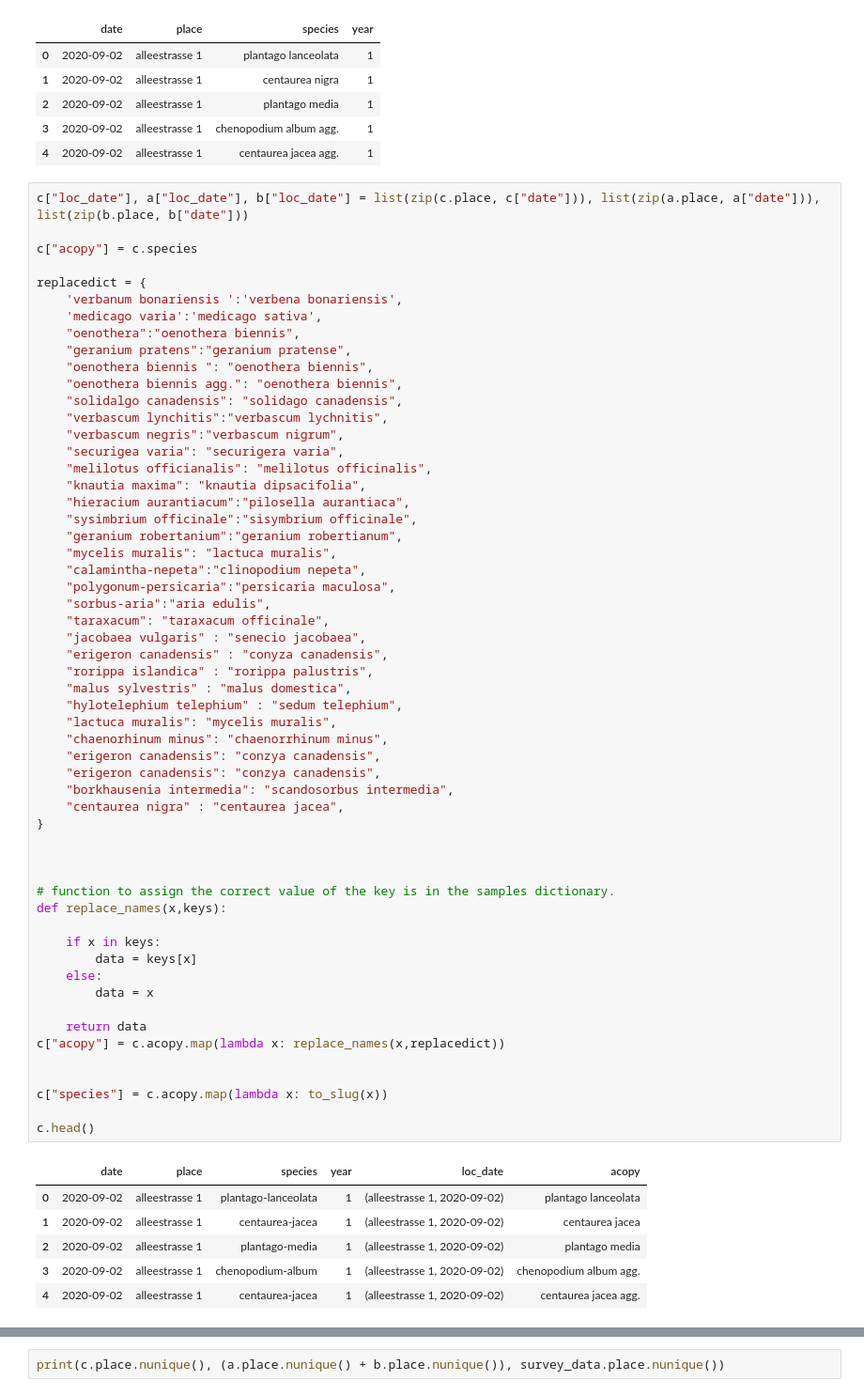
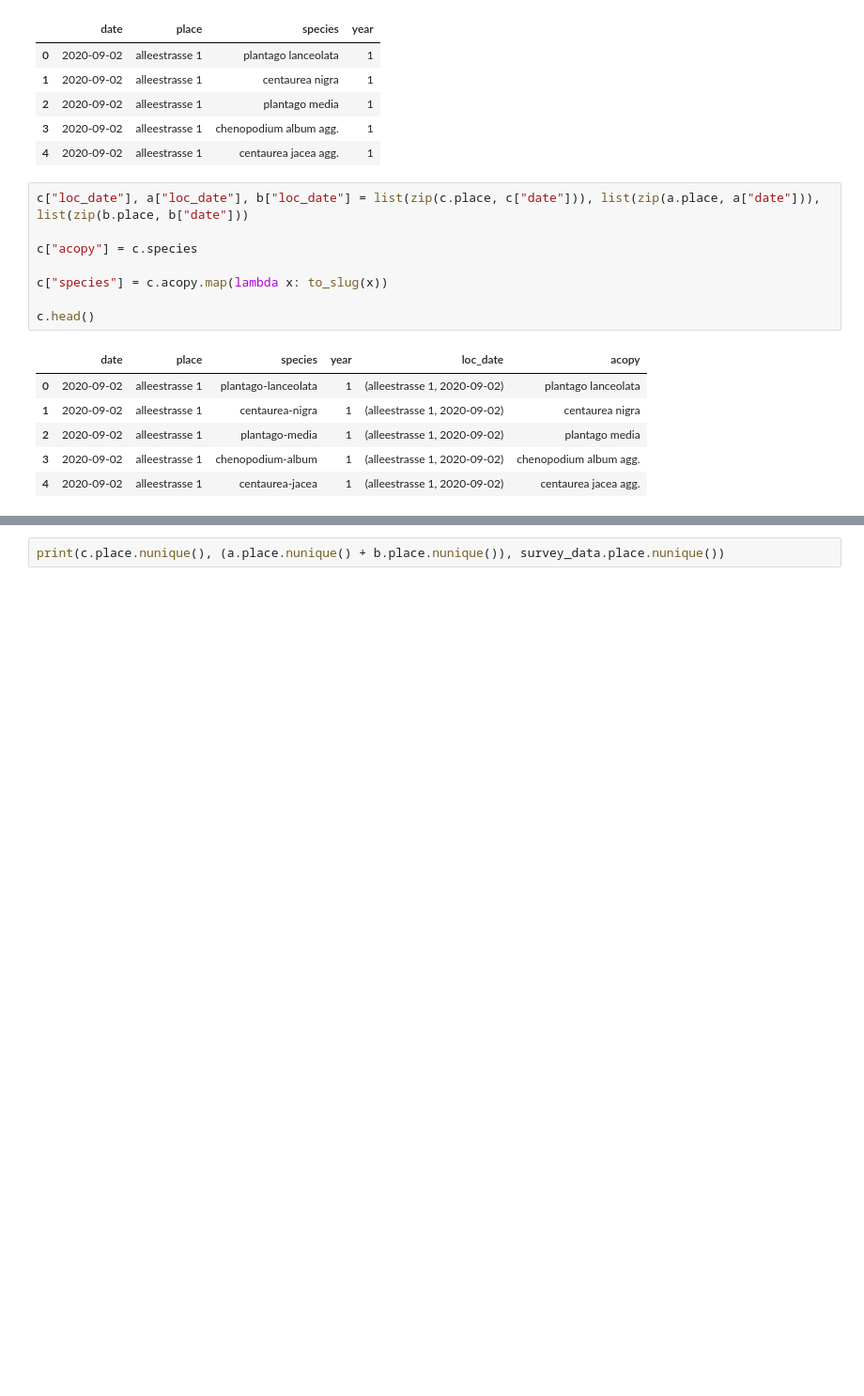
Before and after one commit to thorerismann/flora-buckets, a Jupyter notebook: combined_survey_data.ipynb, the cells around one changed output, grey strips where cells are left out. Shown at 94% size. Drawn from its saved outputs; the diff is of its cells as text; blank space fills up the shorter version.

```diff
--- a/combined_survey_data.ipynb
+++ b/combined_survey_data.ipynb
@@ -141,63 +141,15 @@ c.head()
 # %%
 c["loc_date"], a["loc_date"], b["loc_date"] = list(zip(c.place, c["date"])), list(zip(a.place, a["date"])), list(zip(b.place, b["date"]))
 
 c["acopy"] = c.species
 
-replacedict = {
-    'verbanum bonariensis ':'verbena bonariensis',
-    'medicago varia':'medicago sativa',
-    "oenothera":"oenothera biennis",
-    "geranium pratens":"geranium pratense",
-    "oenothera biennis ": "oenothera biennis",
-    "oenothera biennis agg.": "oenothera biennis",
-    "solidalgo canadensis": "solidago canadensis",
-    "verbascum lynchitis":"verbascum lychnitis",
-    "verbascum negris":"verbascum nigrum",
-    "securigea varia": "securigera varia",
-    "melilotus officianalis": "melilotus officinalis",
-    "knautia maxima": "knautia dipsacifolia",
-    "hieracium aurantiacum":"pilosella aurantiaca",
-    "sysimbrium officinale":"sisymbrium officinale",
-    "geranium robertanium":"geranium robertianum",
-    "mycelis muralis": "lactuca muralis",
-    "calamintha-nepeta":"clinopodium nepeta",
-    "polygonum-persicaria":"persicaria maculosa",
-    "sorbus-aria":"aria edulis",
-    "taraxacum": "taraxacum officinale",
-    "jacobaea vulgaris" : "senecio jacobaea",
-    "erigeron canadensis" : "conyza canadensis",
-    "rorippa islandica" : "rorippa palustris",
-    "malus sylvestris" : "malus domestica",
-    "hylotelephium telephium" : "sedum telephium",
-    "lactuca muralis": "mycelis muralis",
-    "chaenorhinum minus": "chaenorrhinum minus",
-    "erigeron canadensis": "conzya canadensis",
-    "erigeron canadensis": "conzya canadensis",
-    "borkhausenia intermedia": "scandosorbus intermedia",
-    "centaurea nigra" : "centaurea jacea",
-}
-
-
-
-# function to assign the correct value of the key is in the samples dictionary.
-def replace_names(x,keys):
-
-    if x in keys:
-        data = keys[x]
-    else:
-        data = x
-
-    return data
-c["acopy"] = c.acopy.map(lambda x: replace_names(x,replacedict))
-
-
 c["species"] = c.acopy.map(lambda x: to_slug(x))
 
 c.head()
 # %% [output]
 |  | date | place | species | year | loc_date | acopy |
 | 0 | 2020-09-02 | alleestrasse 1 | plantago-lanceolata | 1 | (alleestrasse 1, 2020-09-02) | plantago lanceolata |
-| 1 | 2020-09-02 | alleestrasse 1 | centaurea-jacea | 1 | (alleestrasse 1, 2020-09-02) | centaurea jacea |
+| 1 | 2020-09-02 | alleestrasse 1 | centaurea-nigra | 1 | (alleestrasse 1, 2020-09-02) | centaurea nigra |
 | 2 | 2020-09-02 | alleestrasse 1 | plantago-media | 1 | (alleestrasse 1, 2020-09-02) | plantago media |
 | 3 | 2020-09-02 | alleestrasse 1 | chenopodium-album | 1 | (alleestrasse 1, 2020-09-02) | chenopodium album agg. |
 | 4 | 2020-09-02 | alleestrasse 1 | centaurea-jacea | 1 | (alleestrasse 1, 2020-09-02) | centaurea jacea agg. |
```
Also changed, not shown: parts of 9 cells of this notebook, 7 other files.
